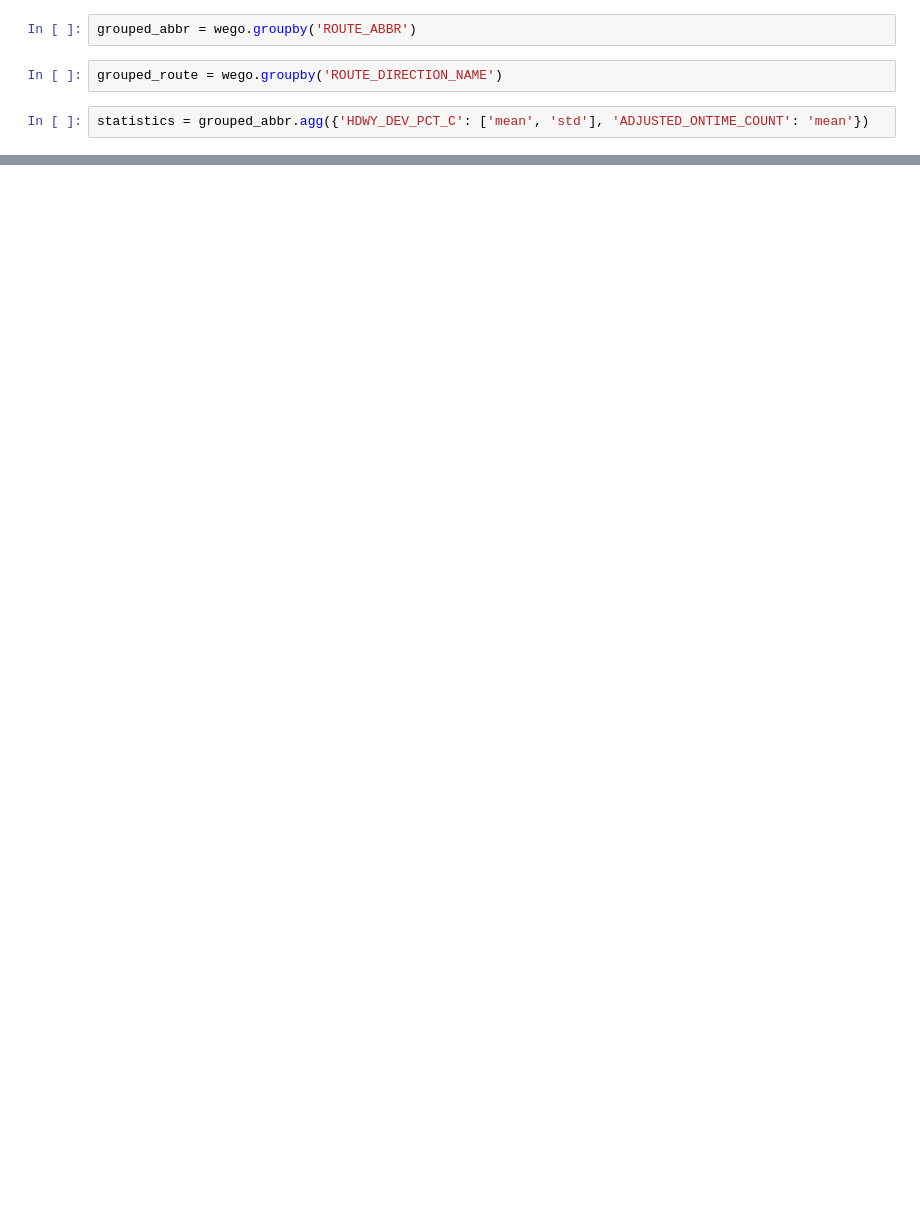
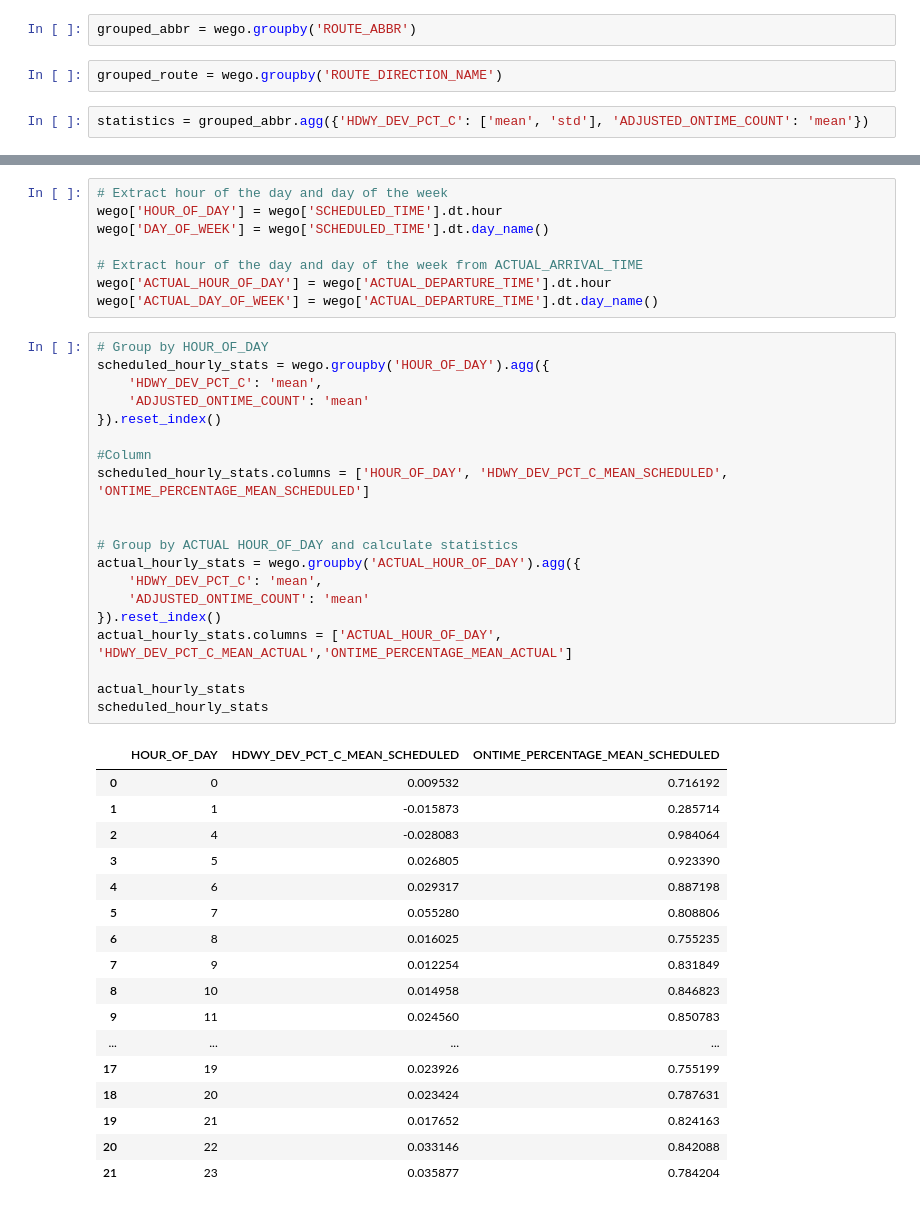
Before and after one commit to NSS-Data-Analytics-Cohort-11/wego-the-great-khans, a Jupyter notebook: notebooks/We-go_great_khans.ipynb, the cells around one changed output, grey strips where cells are left out. Cells and saved outputs as stored; diff of their text form; blank space fills up the shorter version.

```diff
--- a/notebooks/We-go_great_khans.ipynb
+++ b/notebooks/We-go_great_khans.ipynb
@@ -103,0 +294,46 @@ statistics
+# %%
+# Extract hour of the day and day of the week
+wego['HOUR_OF_DAY'] = wego['SCHEDULED_TIME'].dt.hour
+wego['DAY_OF_WEEK'] = wego['SCHEDULED_TIME'].dt.day_name()
+
+# Extract hour of the day and day of the week from ACTUAL_ARRIVAL_TIME
+wego['ACTUAL_HOUR_OF_DAY'] = wego['ACTUAL_DEPARTURE_TIME'].dt.hour
+wego['ACTUAL_DAY_OF_WEEK'] = wego['ACTUAL_DEPARTURE_TIME'].dt.day_name()
+# %%
+# Group by HOUR_OF_DAY
+scheduled_hourly_stats = wego.groupby('HOUR_OF_DAY').agg({
+    'HDWY_DEV_PCT_C': 'mean',
+    'ADJUSTED_ONTIME_COUNT': 'mean'
+}).reset_index()
+
+#Column
+scheduled_hourly_stats.columns = ['HOUR_OF_DAY', 'HDWY_DEV_PCT_C_MEAN_SCHEDULED', 'ONTIME_PERCENTAGE_MEAN_SCHEDULED']
+
+
+# Group by ACTUAL HOUR_OF_DAY and calculate statistics
+actual_hourly_stats = wego.groupby('ACTUAL_HOUR_OF_DAY').agg({
+    'HDWY_DEV_PCT_C': 'mean',
+    'ADJUSTED_ONTIME_COUNT': 'mean'
+}).reset_index()
+actual_hourly_stats.columns = ['ACTUAL_HOUR_OF_DAY', 'HDWY_DEV_PCT_C_MEAN_ACTUAL','ONTIME_PERCENTAGE_MEAN_ACTUAL']
+
+actual_hourly_stats
+scheduled_hourly_stats
+# %% [output]
+|  | HOUR_OF_DAY | HDWY_DEV_PCT_C_MEAN_SCHEDULED | ONTIME_PERCENTAGE_MEAN_SCHEDULED |
+| 0 | 0 | 0.009532 | 0.716192 |
+| 1 | 1 | -0.015873 | 0.285714 |
+| 2 | 4 | -0.028083 | 0.984064 |
+| 3 | 5 | 0.026805 | 0.923390 |
+| 4 | 6 | 0.029317 | 0.887198 |
+| 5 | 7 | 0.055280 | 0.808806 |
+| 6 | 8 | 0.016025 | 0.755235 |
+| 7 | 9 | 0.012254 | 0.831849 |
+| 8 | 10 | 0.014958 | 0.846823 |
+| 9 | 11 | 0.024560 | 0.850783 |
+| ... | ... | ... | ... |
+| 17 | 19 | 0.023926 | 0.755199 |
+| 18 | 20 | 0.023424 | 0.787631 |
+| 19 | 21 | 0.017652 | 0.824163 |
+| 20 | 22 | 0.033146 | 0.842088 |
+| 21 | 23 | 0.035877 | 0.784204 |
```
Also changed, not shown: parts of 27 cells of this notebook.
